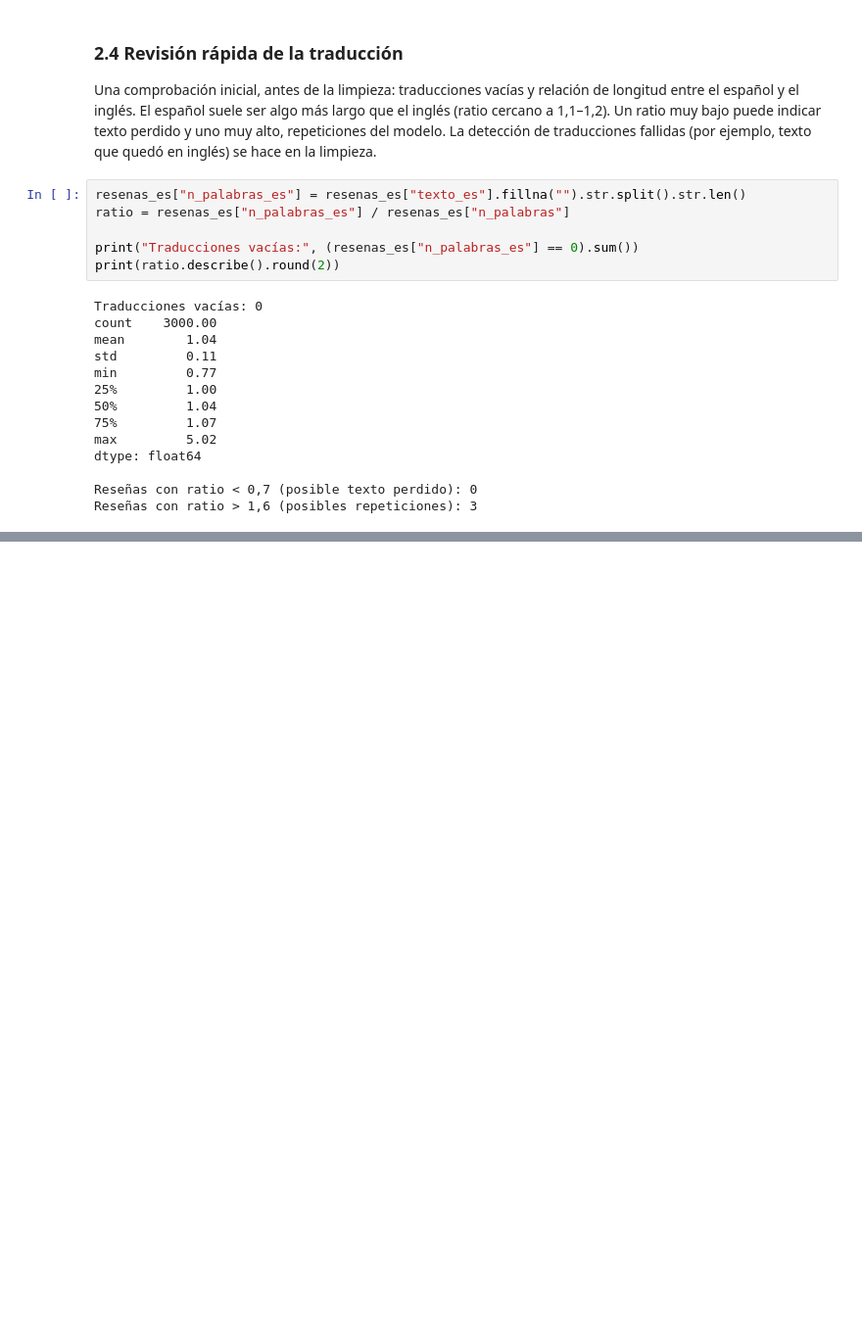
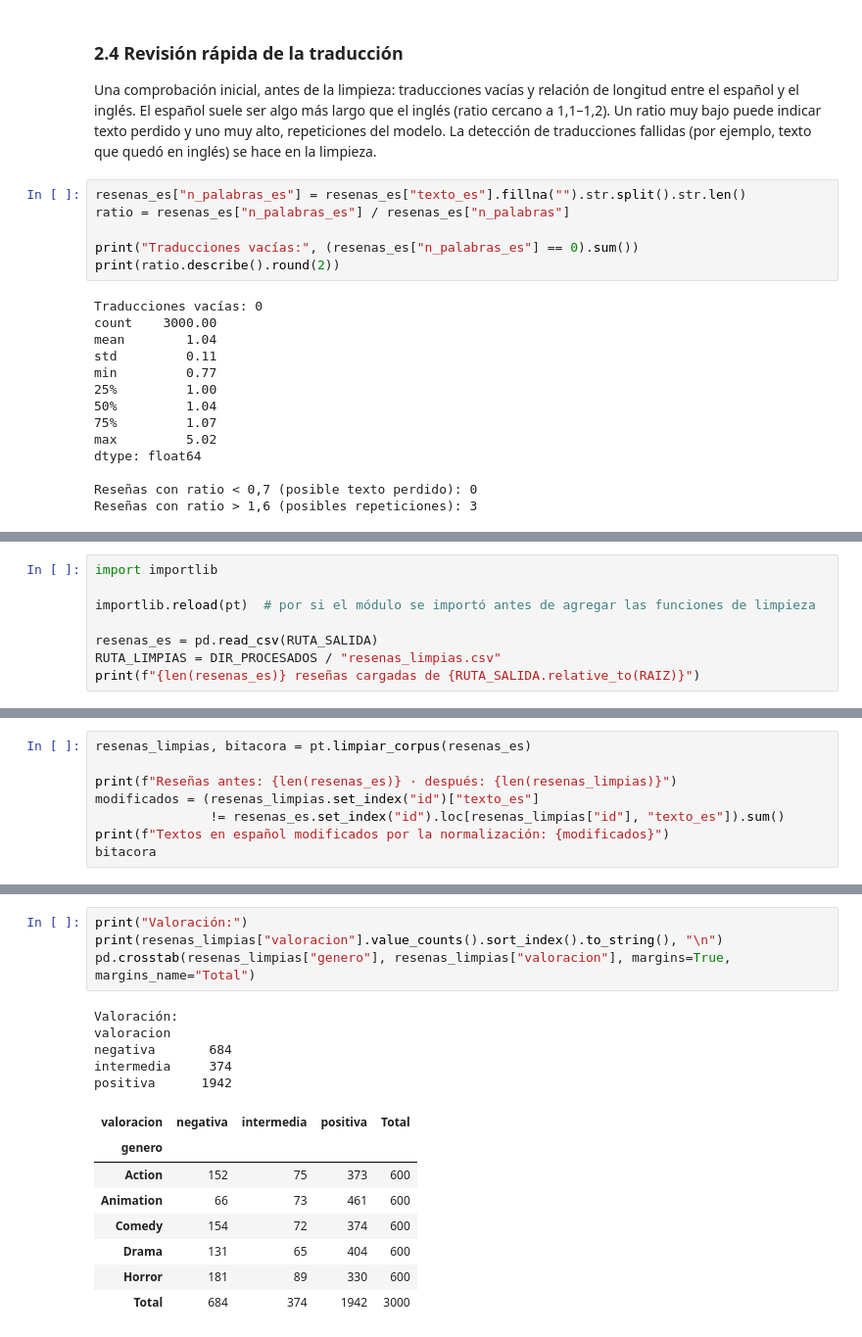
Before and after one commit to AlejandroQL23/recennas-cine, a Jupyter notebook: res_pel/notebooks/01_carga_traduccion_limpieza.ipynb, the cells around one changed output, grey strips where cells are left out. Shown at 98% size. Drawn from its saved outputs; the diff is of its cells as text; blank space fills up the shorter version.

Commit message:
feat: limpieza

```diff
--- a/res_pel/notebooks/01_carga_traduccion_limpieza.ipynb
+++ b/res_pel/notebooks/01_carga_traduccion_limpieza.ipynb
@@ -238,0 +243,8 @@ Reseñas con ratio > 1,6 (posibles repeticiones): 3
+# %%
+import importlib
+
+importlib.reload(pt)  # por si el módulo se importó antes de agregar las funciones de limpieza
+
+resenas_es = pd.read_csv(RUTA_SALIDA)
+RUTA_LIMPIAS = DIR_PROCESADOS / "resenas_limpias.csv"
+print(f"{len(resenas_es)} reseñas cargadas de {RUTA_SALIDA.relative_to(RAIZ)}")
@@ -238,0 +352,8 @@ Reseñas con ratio > 1,6 (posibles repeticiones): 3
+# %%
+resenas_limpias, bitacora = pt.limpiar_corpus(resenas_es)
+
+print(f"Reseñas antes: {len(resenas_es)} · después: {len(resenas_limpias)}")
+modificados = (resenas_limpias.set_index("id")["texto_es"]
+               != resenas_es.set_index("id").loc[resenas_limpias["id"], "texto_es"]).sum()
+print(f"Textos en español modificados por la normalización: {modificados}")
+bitacora
@@ -238,0 +374,18 @@ Reseñas con ratio > 1,6 (posibles repeticiones): 3
+# %%
+print("Valoración:")
+print(resenas_limpias["valoracion"].value_counts().sort_index().to_string(), "\n")
+pd.crosstab(resenas_limpias["genero"], resenas_limpias["valoracion"], margins=True, margins_name="Total")
+# %% [output]
+Valoración:
+valoracion
+negativa       684
+intermedia     374
+positiva      1942
+| valoracion | negativa | intermedia | positiva | Total |
+| genero |  |  |  |  |
+| Action | 152 | 75 | 373 | 600 |
+| Animation | 66 | 73 | 461 | 600 |
+| Comedy | 154 | 72 | 374 | 600 |
+| Drama | 131 | 65 | 404 | 600 |
+| Horror | 181 | 89 | 330 | 600 |
+| Total | 684 | 374 | 1942 | 3000 |
```
Also changed, not shown: parts of 13 cells of this notebook, 2 other files.
